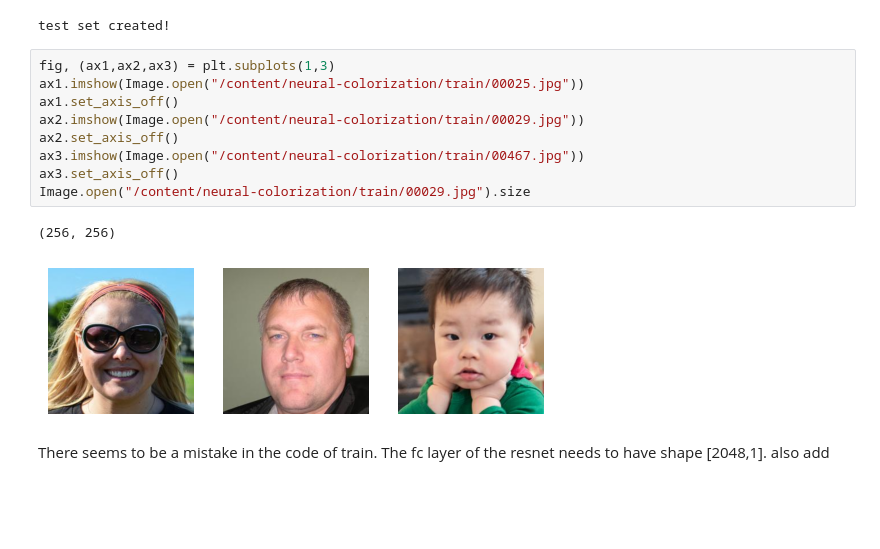
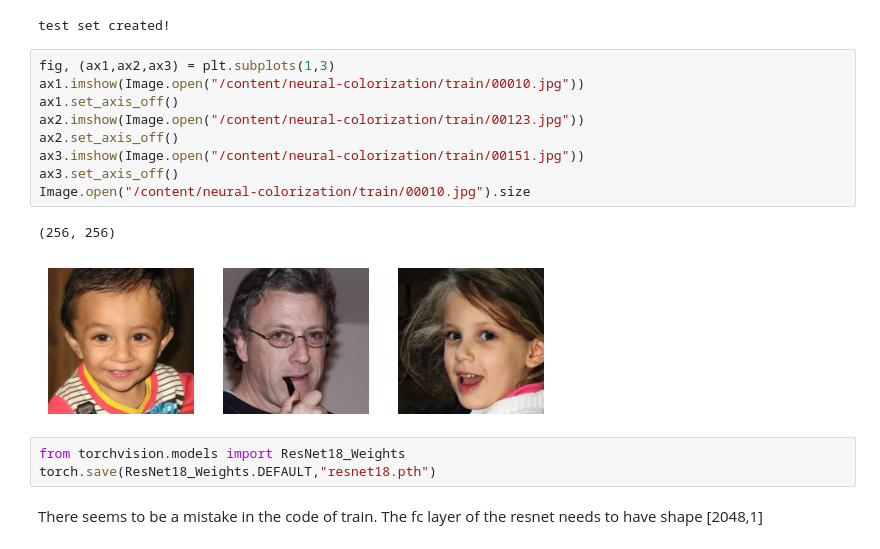
Before and after one commit to alassanediagne/3dcv-students, a Jupyter notebook: train_gan_faces.ipynb, the cells around one changed output. Cells and saved outputs as stored; diff of their text form; blank space fills up the shorter version.

```diff
--- a/train_gan_faces.ipynb
+++ b/train_gan_faces.ipynb
@@ -149,16 +149,19 @@ creating test set
 test set created!
 # %%
 fig, (ax1,ax2,ax3) = plt.subplots(1,3)
-ax1.imshow(Image.open("/content/neural-colorization/train/00025.jpg"))
+ax1.imshow(Image.open("/content/neural-colorization/train/00010.jpg"))
 ax1.set_axis_off()
-ax2.imshow(Image.open("/content/neural-colorization/train/00029.jpg"))
+ax2.imshow(Image.open("/content/neural-colorization/train/00123.jpg"))
 ax2.set_axis_off()
-ax3.imshow(Image.open("/content/neural-colorization/train/00467.jpg"))
+ax3.imshow(Image.open("/content/neural-colorization/train/00151.jpg"))
 ax3.set_axis_off()
-Image.open("/content/neural-colorization/train/00029.jpg").size
+Image.open("/content/neural-colorization/train/00010.jpg").size
 # %% [output]
 (256, 256)
-[figure, old version]
+[figure, new version]
+# %%
+from torchvision.models import ResNet18_Weights
+torch.save(ResNet18_Weights.DEFAULT,"resnet18.pth")
 # %% [markdown]
-There seems to be a mistake in the code of train. The fc layer of the resnet needs to have shape [2048,1]. also add
+There seems to be a mistake in the code of train. The fc layer of the resnet needs to have shape [2048,1]
 # %%
```
Also changed, not shown: parts of 5 cells of this notebook.
